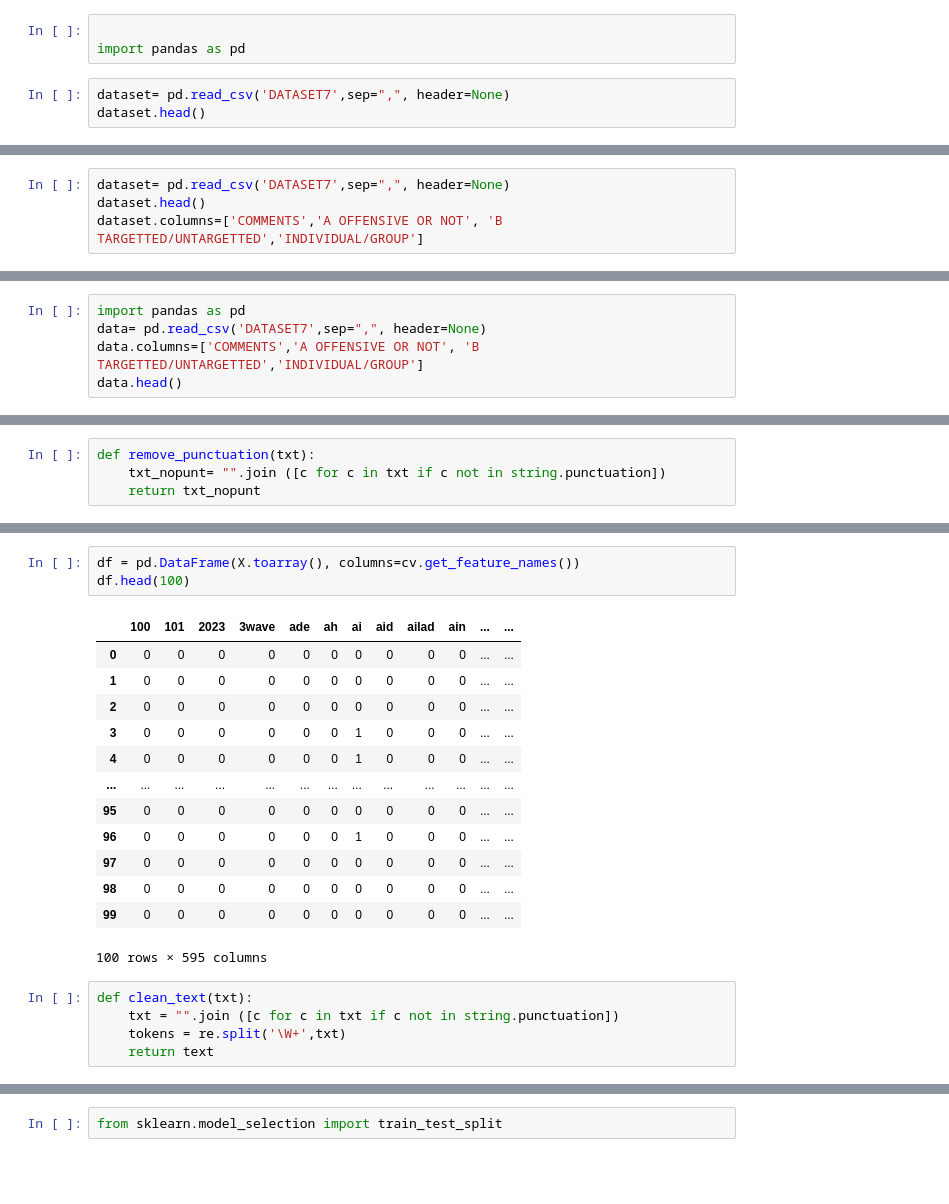
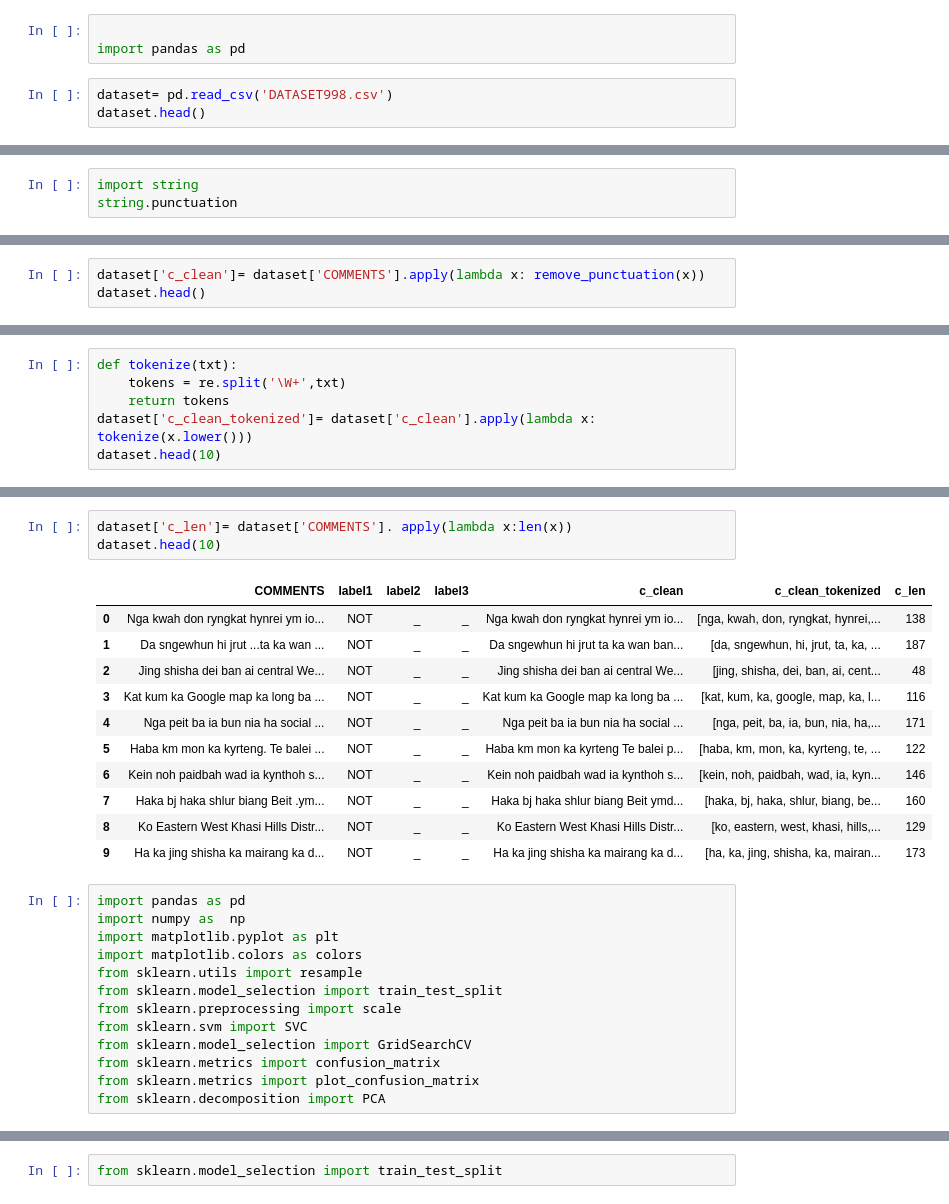
Before and after one commit to FIRSTYJYRWA/Introduction_to_NLP, a Jupyter notebook: TF-IDF.ipynb, the cells around one changed output, grey strips where cells are left out. Drawn from its saved outputs; the diff is of its cells as text; blank space fills up the shorter version.

```diff
--- a/TF-IDF.ipynb
+++ b/TF-IDF.ipynb
@@ -51,6 +51,6 @@ dir(nltk)
 
 import pandas as pd
 # %%
-dataset= pd.read_csv('DATASET7',sep=",", header=None)
+dataset= pd.read_csv('DATASET998.csv')
 dataset.head()
 # %% [output]
@@ -63,4 +63,3 @@ dataset.head()
 # %%
-dataset= pd.read_csv('DATASET7',sep=",", header=None)
-dataset.head()
-dataset.columns=['COMMENTS','A OFFENSIVE OR NOT', 'B TARGETTED/UNTARGETTED','INDIVIDUAL/GROUP']
+import string
+string.punctuation
@@ -76,6 +72,4 @@ dataset.head()
 # %%
-import pandas as pd
-data= pd.read_csv('DATASET7',sep=",", header=None)
-data.columns=['COMMENTS','A OFFENSIVE OR NOT', 'B TARGETTED/UNTARGETTED','INDIVIDUAL/GROUP']
-data.head()
+dataset['c_clean']= dataset['COMMENTS'].apply(lambda x: remove_punctuation(x))
+dataset.head()
 # %% [output]
@@ -93,4 +84,6 @@ string.punctuation
 # %%
-def remove_punctuation(txt):
-    txt_nopunt= "".join ([c for c in txt if c not in string.punctuation])
-    return txt_nopunt
+def tokenize(txt):
+    tokens = re.split('\W+',txt)
+    return tokens
+dataset['c_clean_tokenized']= dataset['c_clean'].apply(lambda x: tokenize(x.lower()))
+dataset.head(10)
@@ -200,23 +221,29 @@ print(X.shape)
 # %%
-df = pd.DataFrame(X.toarray(), columns=cv.get_feature_names())
-df.head(100)
+dataset['c_len']= dataset['COMMENTS']. apply(lambda x:len(x))
+dataset.head(10)
 # %% [output]
-|  | 100 | 101 | 2023 | 3wave | ade | ah | ai | aid | ailad | ain | ... | ... |
-| 0 | 0 | 0 | 0 | 0 | 0 | 0 | 0 | 0 | 0 | 0 | ... | ... |
-| 1 | 0 | 0 | 0 | 0 | 0 | 0 | 0 | 0 | 0 | 0 | ... | ... |
-| 2 | 0 | 0 | 0 | 0 | 0 | 0 | 0 | 0 | 0 | 0 | ... | ... |
-| 3 | 0 | 0 | 0 | 0 | 0 | 0 | 1 | 0 | 0 | 0 | ... | ... |
-| 4 | 0 | 0 | 0 | 0 | 0 | 0 | 1 | 0 | 0 | 0 | ... | ... |
-| ... | ... | ... | ... | ... | ... | ... | ... | ... | ... | ... | ... | ... |
-| 95 | 0 | 0 | 0 | 0 | 0 | 0 | 0 | 0 | 0 | 0 | ... | ... |
-| 96 | 0 | 0 | 0 | 0 | 0 | 0 | 1 | 0 | 0 | 0 | ... | ... |
-| 97 | 0 | 0 | 0 | 0 | 0 | 0 | 0 | 0 | 0 | 0 | ... | ... |
-| 98 | 0 | 0 | 0 | 0 | 0 | 0 | 0 | 0 | 0 | 0 | ... | ... |
-| 99 | 0 | 0 | 0 | 0 | 0 | 0 | 0 | 0 | 0 | 0 | ... | ... |
+|  | COMMENTS | label1 | label2 | label3 | c_clean | c_clean_tokenized | c_len |
+| 0 | Nga kwah don ryngkat hynrei ym io... | NOT | _ | _ | Nga kwah don ryngkat hynrei ym io... | [nga, kwah, don, ryngkat, hynrei,... | 138 |
+| 1 | Da sngewhun hi jrut ...ta ka wan ... | NOT | _ | _ | Da sngewhun hi jrut ta ka wan ban... | [da, sngewhun, hi, jrut, ta, ka, ... | 187 |
+| 2 | Jing shisha dei ban ai central We... | NOT | _ | _ | Jing shisha dei ban ai central We... | [jing, shisha, dei, ban, ai, cent... | 48 |
+| 3 | Kat kum ka Google map ka long ba ... | NOT | _ | _ | Kat kum ka Google map ka long ba ... | [kat, kum, ka, google, map, ka, l... | 116 |
+| 4 | Nga peit ba ia bun nia ha social ... | NOT | _ | _ | Nga peit ba ia bun nia ha social ... | [nga, peit, ba, ia, bun, nia, ha,... | 171 |
+| 5 | Haba km mon ka kyrteng. Te balei ... | NOT | _ | _ | Haba km mon ka kyrteng Te balei p... | [haba, km, mon, ka, kyrteng, te, ... | 122 |
+| 6 | Kein noh paidbah wad ia kynthoh s... | NOT | _ | _ | Kein noh paidbah wad ia kynthoh s... | [kein, noh, paidbah, wad, ia, kyn... | 146 |
+| 7 | Haka bj haka shlur biang Beit .ym... | NOT | _ | _ | Haka bj haka shlur biang Beit ymd... | [haka, bj, haka, shlur, biang, be... | 160 |
+| 8 | Ko Eastern West Khasi Hills Distr... | NOT | _ | _ | Ko Eastern West Khasi Hills Distr... | [ko, eastern, west, khasi, hills,... | 129 |
+| 9 | Ha ka jing shisha ka mairang ka d... | NOT | _ | _ | Ha ka jing shisha ka mairang ka d... | [ha, ka, jing, shisha, ka, mairan... | 173 |
-100 rows × 595 columns
 # %%
-def clean_text(txt):
-    txt = "".join ([c for c in txt if c not in string.punctuation])
-    tokens = re.split('\W+',txt)
-    return text
+import pandas as pd
+import numpy as  np
+import matplotlib.pyplot as plt
+import matplotlib.colors as colors
+from sklearn.utils import resample
+from sklearn.model_selection import train_test_split
+from sklearn.preprocessing import scale
+from sklearn.svm import SVC
+from sklearn.model_selection import GridSearchCV
+from sklearn.metrics import confusion_matrix
+from sklearn.metrics import plot_confusion_matrix
+from sklearn.decomposition import PCA
 # %%
```
Also changed, not shown: parts of 35 cells of this notebook.
